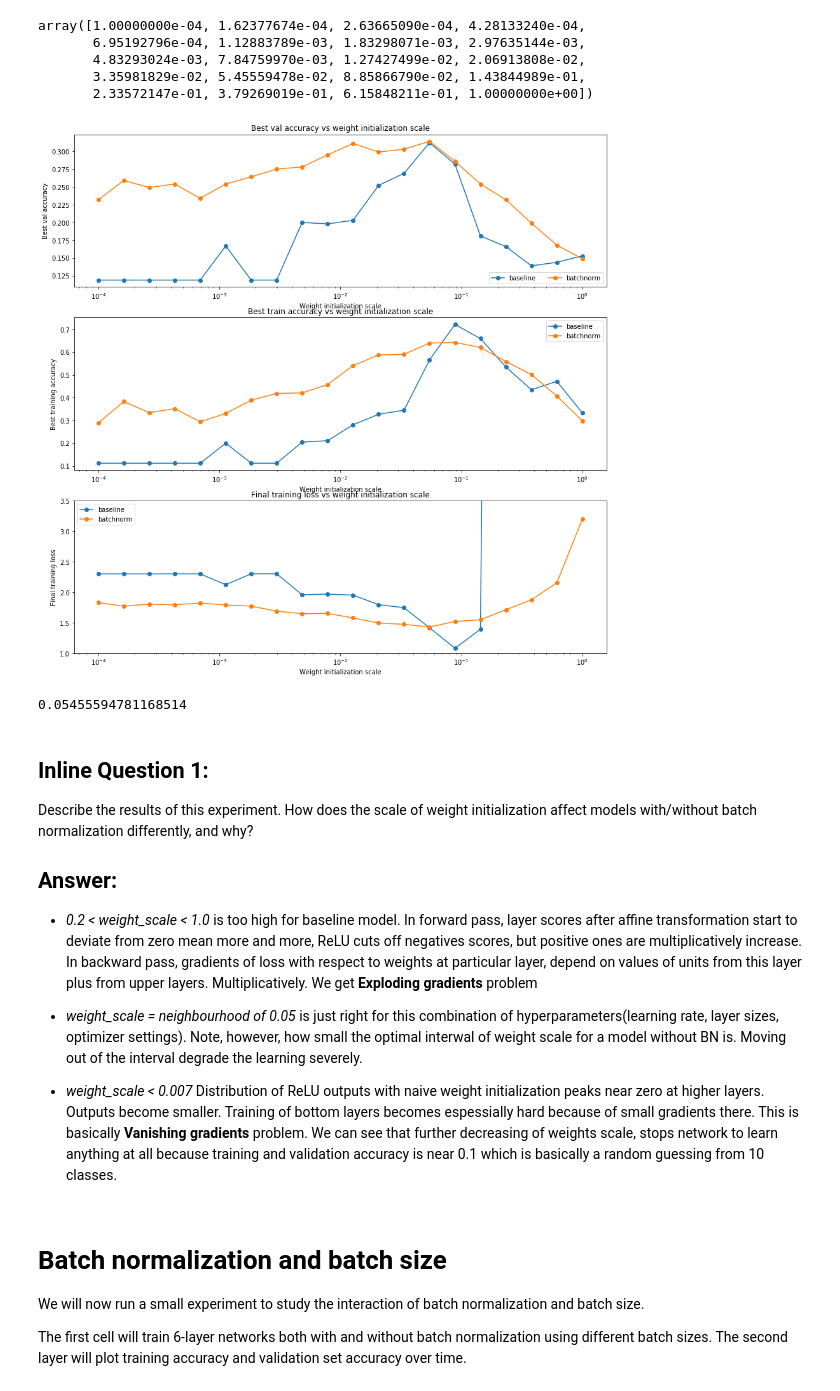
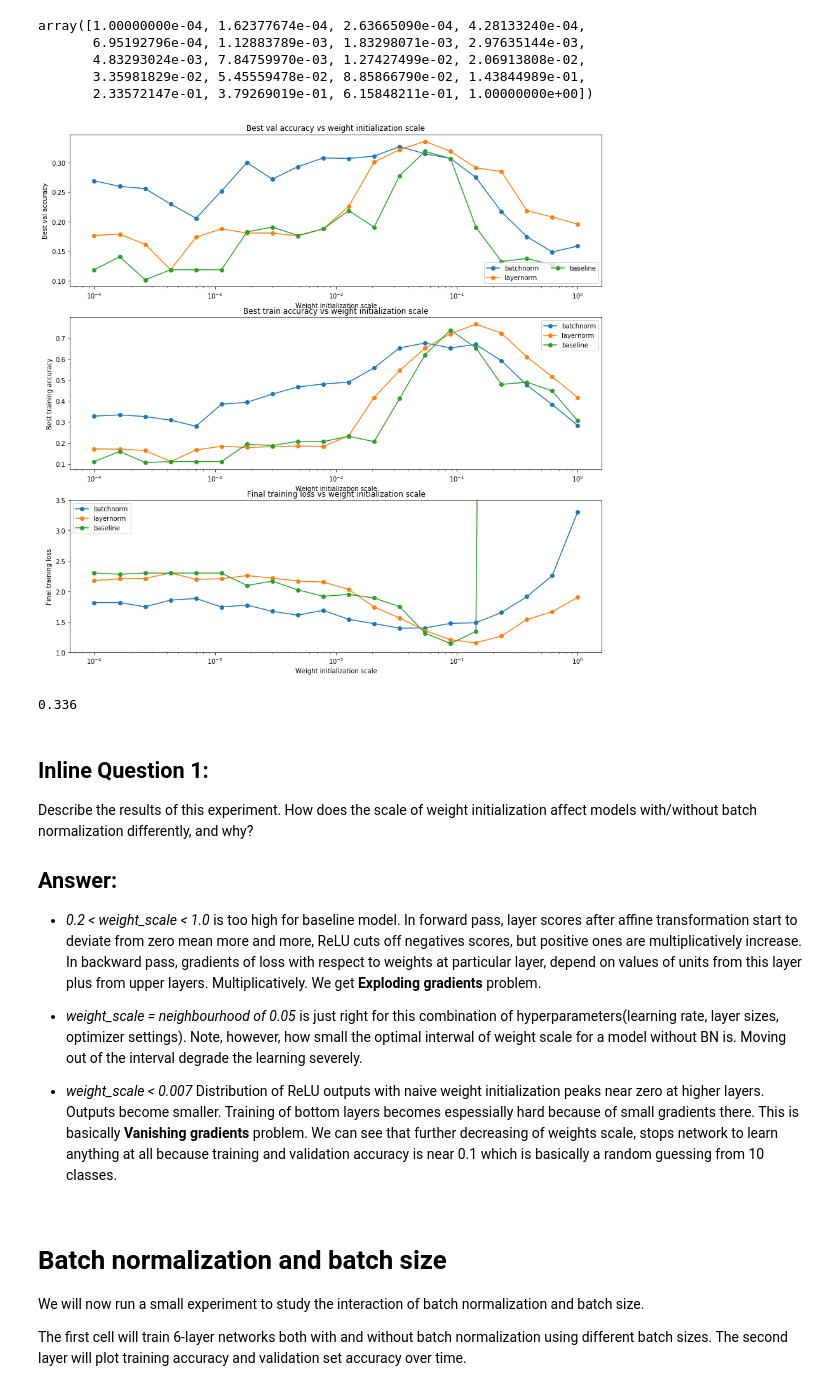
Before and after one commit to aduzhinskaya/cs231n, a Jupyter notebook: assignment2/BatchNormalization.ipynb, the cells around one changed output. Drawn from its saved outputs; the diff is of its cells as text; code cells hidden in the pictures.

Commit message:
Layer normalization: forward, backward passed, tests in deep FC network

```diff
--- a/assignment2/BatchNormalization.ipynb
+++ b/assignment2/BatchNormalization.ipynb
@@ -651,60 +639,59 @@ array([1.00000000e-04, 1.62377674e-04, 2.63665090e-04, 4.28133240e-04,
        2.33572147e-01, 3.79269019e-01, 6.15848211e-01, 1.00000000e+00])
 # %%
 # Plot results of weight scale experiment
-best_train_accs, bn_best_train_accs = [], []
-best_val_accs, bn_best_val_accs = [], []
-final_train_loss, bn_final_train_loss = [], []
+best_train_accs = defaultdict(list)
+best_val_accs = defaultdict(list)
+final_train_loss = defaultdict(list)
 
 for ws in weight_scales:
-  best_train_accs.append(max(solvers_ws[ws].train_acc_history))
-  bn_best_train_accs.append(max(bn_solvers_ws[ws].train_acc_history))
-
-  best_val_accs.append(max(solvers_ws[ws].val_acc_history))
-  bn_best_val_accs.append(max(bn_solvers_ws[ws].val_acc_history))
-
-  final_train_loss.append(np.mean(solvers_ws[ws].loss_history[-100:]))
-  bn_final_train_loss.append(np.mean(bn_solvers_ws[ws].loss_history[-100:]))
+    for norm in model_zoo:
+        best_train_accs[norm].append(max(solvers[norm][ws].train_acc_history))
+        best_val_accs[norm].append(max(solvers[norm][ws].val_acc_history))
+        final_train_loss[norm].append(np.mean(solvers[norm][ws].loss_history[-100:]))
 
 plt.subplot(3, 1, 1)
 plt.title('Best val accuracy vs weight initialization scale')
 plt.xlabel('Weight initialization scale')
 plt.ylabel('Best val accuracy')
-plt.semilogx(weight_scales, best_val_accs, '-o', label='baseline')
-plt.semilogx(weight_scales, bn_best_val_accs, '-o', label='batchnorm')
+for norm in model_zoo:
+    label = norm if norm else 'baseline'
+    plt.semilogx(weight_scales, best_val_accs[norm], '-o', label=label)
 plt.legend(ncol=2, loc='lower right')
 
 plt.subplot(3, 1, 2)
 plt.title('Best train accuracy vs weight initialization scale')
 plt.xlabel('Weight initialization scale')
 plt.ylabel('Best training accuracy')
-plt.semilogx(weight_scales, best_train_accs, '-o', label='baseline')
-plt.semilogx(weight_scales, bn_best_train_accs, '-o', label='batchnorm')
+for norm in model_zoo:
+    label = norm if norm else 'baseline'
+    plt.semilogx(weight_scales, best_train_accs[norm], '-o', label=label)
 plt.legend()
 
 plt.subplot(3, 1, 3)
 plt.title('Final training loss vs weight initialization scale')
 plt.xlabel('Weight initialization scale')
 plt.ylabel('Final training loss')
-plt.semilogx(weight_scales, final_train_loss, '-o', label='baseline')
-plt.semilogx(weight_scales, bn_final_train_loss, '-o', label='batchnorm')
+for norm in model_zoo:
+    label = norm if norm is not None else 'baseline'
+    plt.semilogx(weight_scales, final_train_loss[norm], '-o', label=label)
 plt.legend()
 plt.gca().set_ylim(1.0, 3.5)
 
 plt.gcf().set_size_inches(15, 15)
 plt.show()
 # %% [output]
-[figure, old version]
+[figure, new version]
-# %%
-weight_scales[np.argmax(best_val_accs)]
-# %% [output]
-0.05455594781168514
+# %%
+np.array([accs for accs in best_val_accs.values()]).flatten().max()
+# %% [output]
+0.336
 # %% [markdown]
 ## Inline Question 1:
 Describe the results of this experiment. How does the scale of weight initialization affect models with/without batch normalization differently, and why?
 
 ## Answer:
 
-*   *0.2 < weight_scale < 1.0* is too high for baseline model. In forward pass, layer scores after affine transformation start to deviate from zero mean more and more, ReLU cuts off negatives scores, but positive ones are multiplicatively increase. In backward pass, gradients of loss with respect to weights at particular layer, depend on values of units from this layer plus from upper layers. Multiplicatively. We get **Exploding gradients** problem
+*   *0.2 < weight_scale < 1.0* is too high for baseline model. In forward pass, layer scores after affine transformation start to deviate from zero mean more and more, ReLU cuts off negatives scores, but positive ones are multiplicatively increase. In backward pass, gradients of loss with respect to weights at particular layer, depend on values of units from this layer plus from upper layers. Multiplicatively. We get **Exploding gradients** problem.
 
 * *weight_scale = neighbourhood of 0.05* is just right for this combination of hyperparameters(learning rate, layer sizes, optimizer settings). Note, however, how small the optimal interwal of weight scale for a model without BN is. Moving out of the interval degrade the learning severely.
 
```
Also changed, not shown: parts of 11 cells of this notebook, 2 other files.
